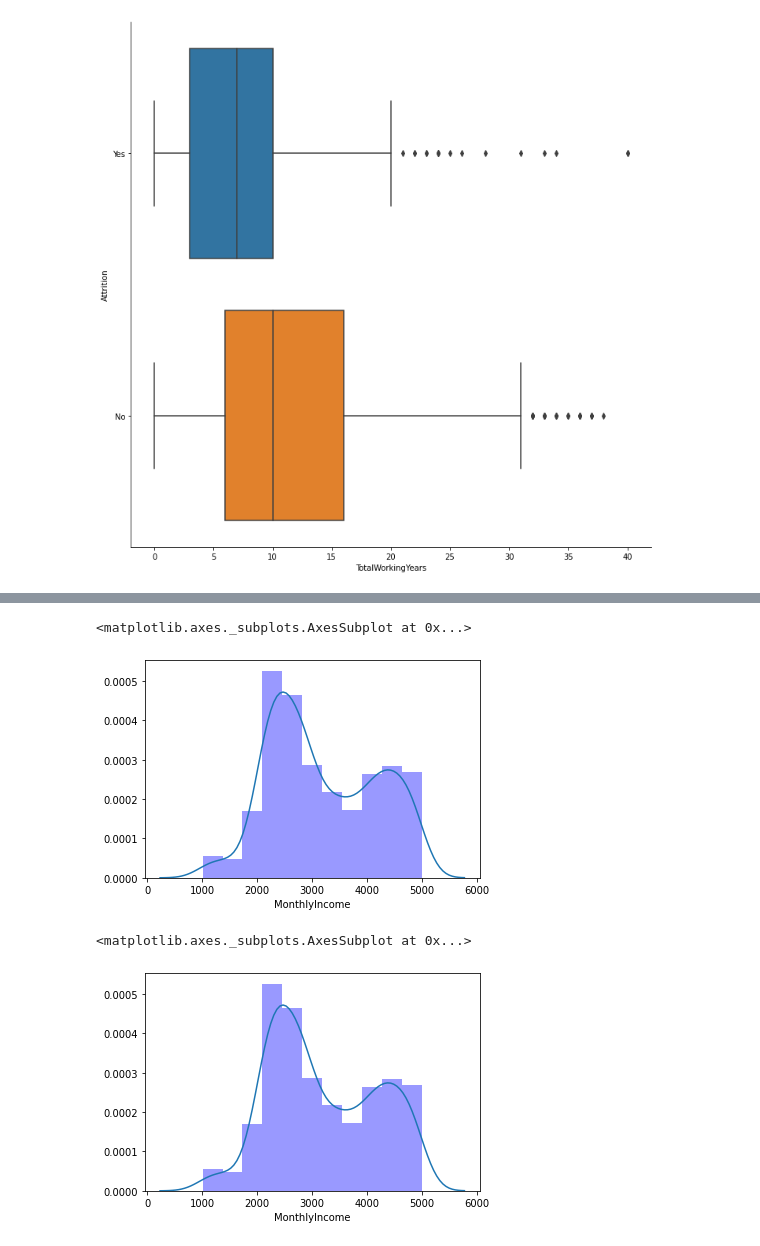
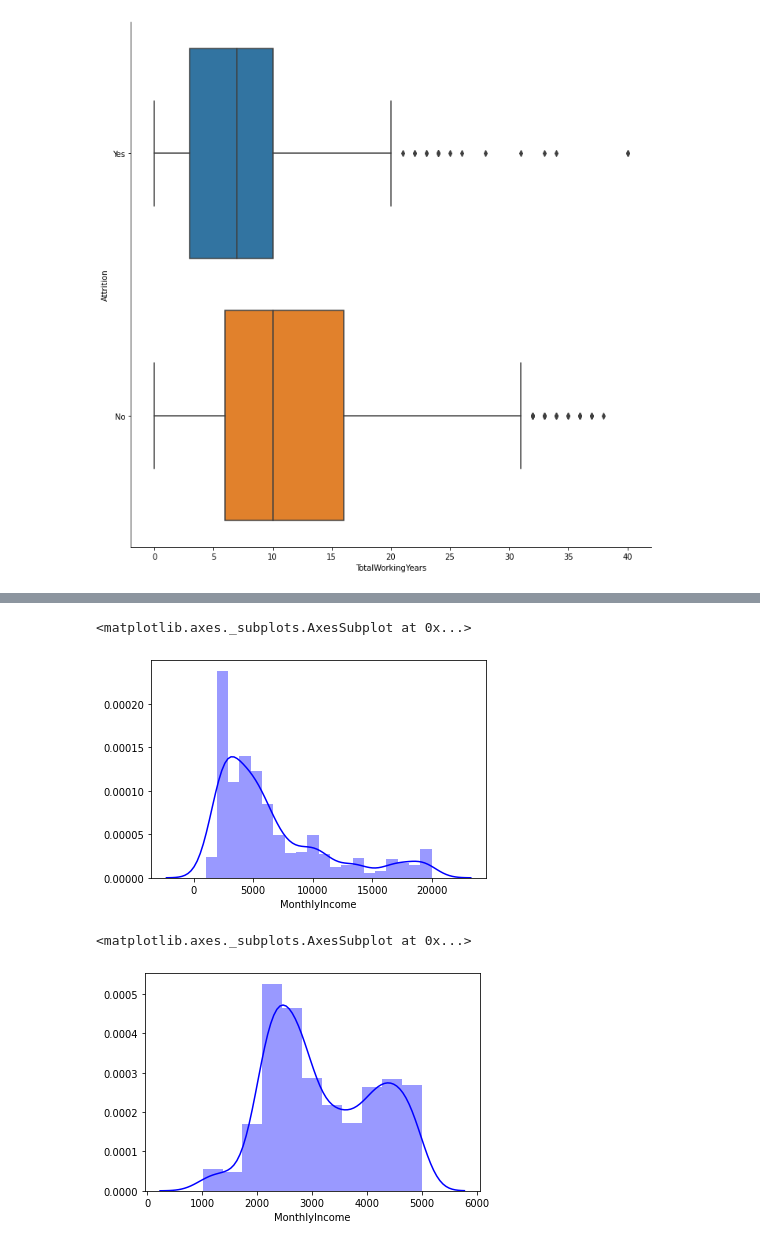
Before and after one commit to pereira-tony/td1-nosql-m1-web, a Jupyter notebook: Exercices/DataVis/Exercice_partie_3_4_5.ipynb, the cells around one changed output, grey strips where cells are left out. Saved outputs shown, nothing was run; the diff lists cells and outputs as text; code cells hidden in the pictures.

```diff
--- a/Exercices/DataVis/Exercice_partie_3_4_5.ipynb
+++ b/Exercices/DataVis/Exercice_partie_3_4_5.ipynb
@@ -79,7 +64,7 @@ data.describe()
 
 
 
-data['Attrition'] = data['Attrition'].replace('Yes', 1)
-data['Attrition'] = data['Attrition'].replace('No', 0)
-sb.catplot(x='Attrition', y='EducationField', kind="bar", data=data)
+
+data.Attrition = data.Attrition.replace(to_replace = ["Yes", "No"], value=[1,0])
+data.head()
 # %% [output]
@@ -88,14 +83,12 @@ sb.catplot(x='Attrition', y='EducationField', kind="bar", data=data)
 # %%
 
-
-sb.distplot(data['MonthlyIncome'], kde = True, hist_kws = {'color': 'blue'})
+sb.distplot(data.MonthlyIncome, color="blue")
 # %% [output]
 <matplotlib.axes._subplots.AxesSubplot at 0x...>
-[figure, old version]
+[figure, new version]
 # %%
-filtered_data = data.loc[(data['MonthlyIncome'] > 0) &(data['MonthlyIncome'] < 5000)]
-sb.distplot(filtered_data['MonthlyIncome'], kde = True, hist_kws = {'color': 'blue'})
+sb.distplot(data.MonthlyIncome[data.MonthlyIncome < 5000], color="blue")
 # %% [output]
 <matplotlib.axes._subplots.AxesSubplot at 0x...>
-[figure, old version]
+[figure, new version]
 # %%
```
Also changed, not shown: parts of 9 cells of this notebook, 2 other files.
